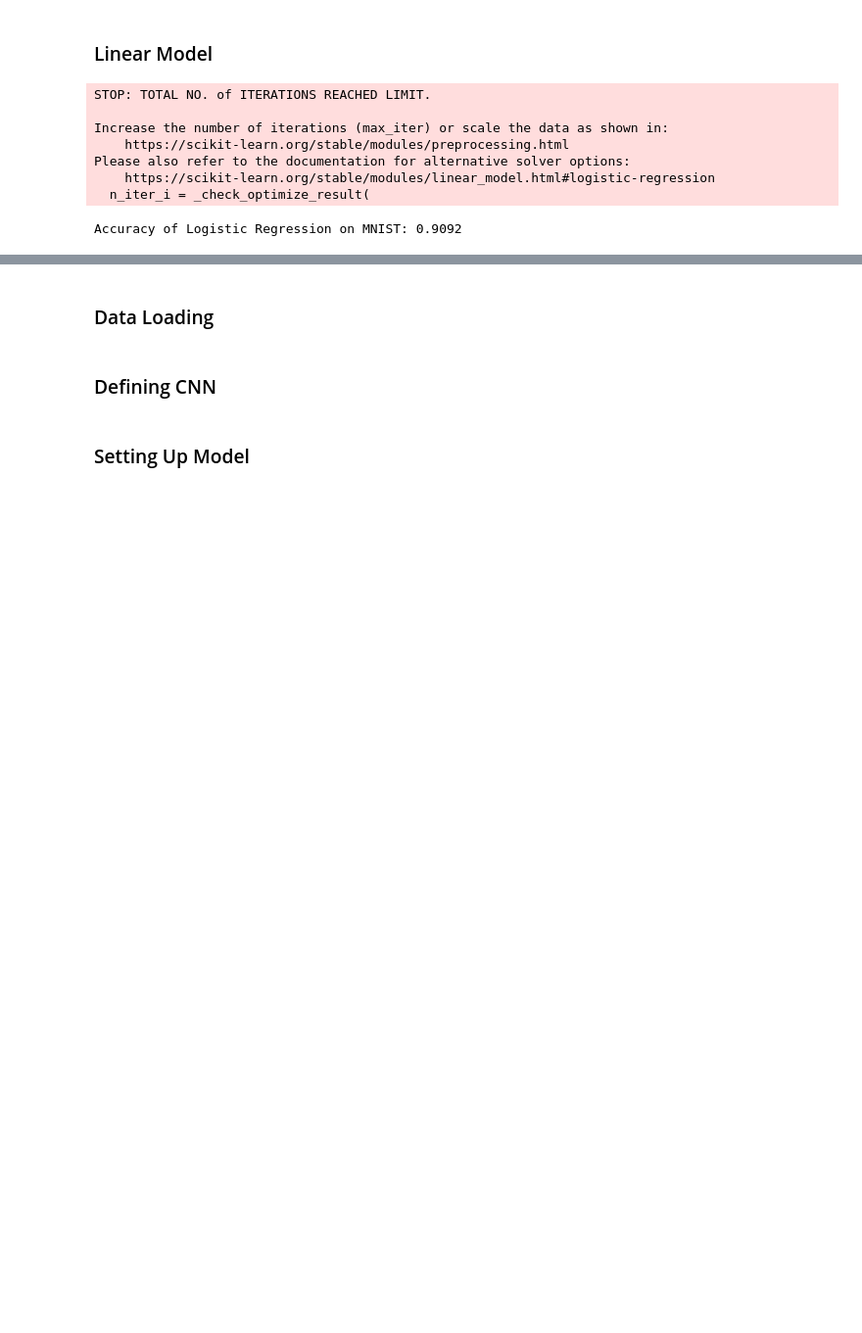
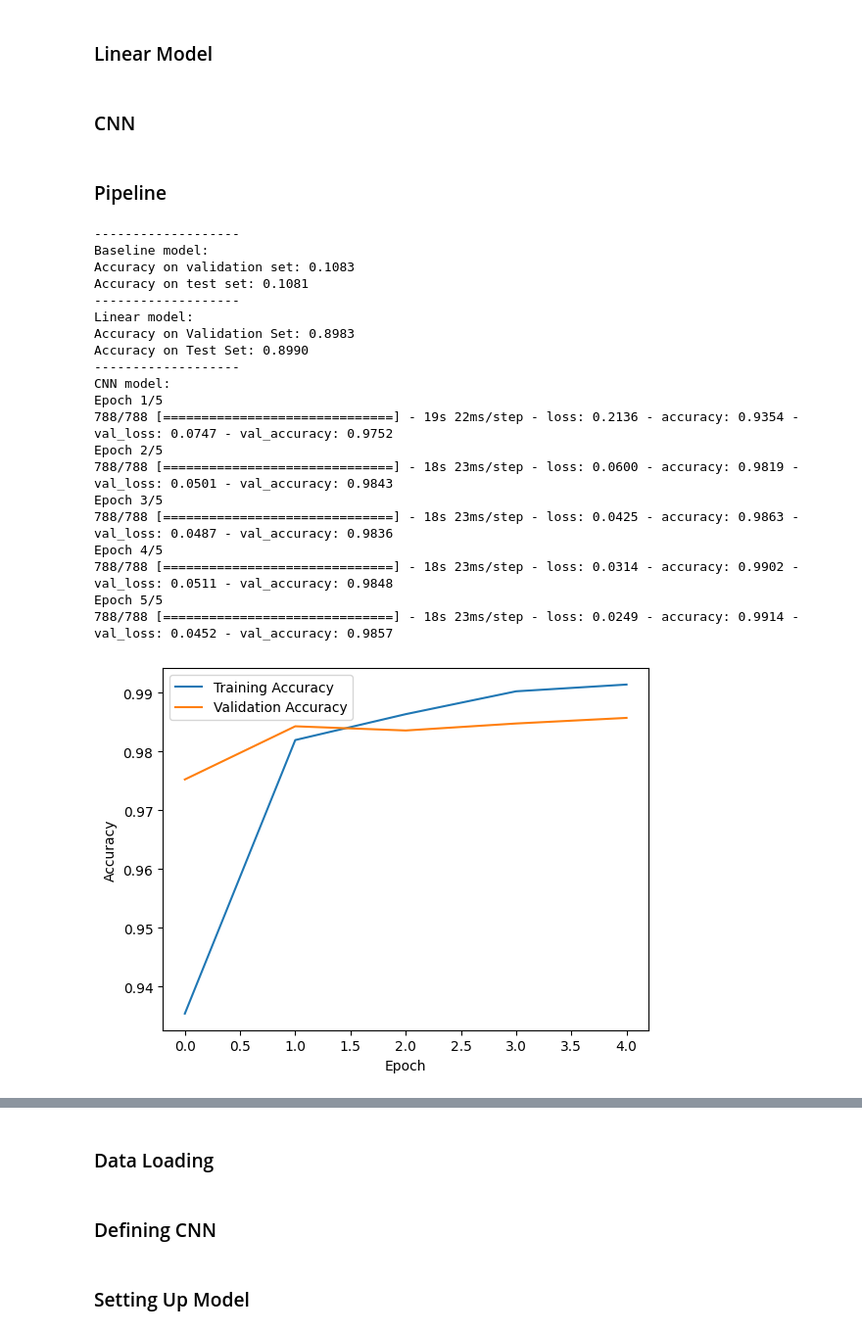
Before and after one commit to radtklau/mnist, a Jupyter notebook: mnist.ipynb, the cells around one changed output, grey strips where cells are left out. Shown at 98% size. Saved outputs shown, nothing was run; the diff lists cells and outputs as text; code cells hidden in the pictures; blank space fills up the shorter version.

Commit message:
created pipeline in mnist.ipynb

```diff
--- a/mnist.ipynb
+++ b/mnist.ipynb
@@ -98,19 +137,25 @@ Accuracy of DummyClassifier: 0.11
 # %% [markdown]
 ### Linear Model
-# %%
-from sklearn.linear_model import LogisticRegression
-
-logistic_regression = LogisticRegression(max_iter=100)
-logistic_regression.fit(X_train, y_train)
-y_pred = logistic_regression.predict(X_test)
-accuracy = accuracy_score(y_test, y_pred)
-print(f"Accuracy of Logistic Regression on MNIST: {accuracy:.4f}")
-# %% [output]
-STOP: TOTAL NO. of ITERATIONS REACHED LIMIT.
-
-Increase the number of iterations (max_iter) or scale the data as shown in:
-    https://scikit-learn.org/stable/modules/preprocessing.html
-Please also refer to the documentation for alternative solver options:
-    https://scikit-learn.org/stable/modules/linear_model.html#logistic-regression
-  n_iter_i = _check_optimize_result(
-Accuracy of Logistic Regression on MNIST: 0.9092
+# %%
+def linear_model(X_train, X_test, X_validation, y_train, y_test, y_validation):
+    num_samples, num_channels, height, width = X_train.shape
+    X_train_flattened = X_train.reshape((num_samples, num_channels * height * width))
+    num_samples_test, _, _, _ = X_test.shape
+    X_test_flattened = X_test.reshape((num_samples_test, num_channels * height * width))
+    X_validation_flattened = X_validation.reshape((X_validation.shape[0], num_channels * height * width))
+
+
+    logistic_regression = LogisticRegression(max_iter=1000, C=1)
+    logistic_regression.fit(X_train_flattened, y_train)
+
+    # Evaluate on the Validation Set
+    y_val_pred = logistic_regression.predict(X_validation_flattened)
+    val_accuracy = accuracy_score(y_validation, y_val_pred)
+    print(f"Accuracy on validation set: {val_accuracy:.4f}")
+
+    # Evaluate on the Test Set
+    y_test_pred = logistic_regression.predict(X_test_flattened)
+    test_accuracy = accuracy_score(y_test, y_test_pred)
+    print(f"Accuracy on test set: {test_accuracy:.4f}")
+# %% [markdown]
+### CNN
@@ -116,0 +195,39 @@ Accuracy of Logistic Regression on MNIST: 0.9092
+# %% [markdown]
+### Pipeline
+# %%
+def pipeline(features, labels):
+    X_train, X_test, X_validation, y_train, y_test, y_validation = preprocessing(features, labels)
+    print("-------------------")
+    print("Baseline model:")
+    baseline_model(X_train, X_test, X_validation, y_train, y_test, y_validation)
+    print("-------------------")
+    print("Linear model:")
+    linear_model(X_train, X_test, X_validation, y_train, y_test, y_validation)
+    print("-------------------")
+    print("CNN model:")
+    cnn(X_train, X_test, X_validation, y_train, y_test, y_validation)
+    print("-------------------")
+# %%
+pipeline(features, labels)
+# %% [output]
+-------------------
+Baseline model:
+Accuracy on validation set: 0.1083
+Accuracy on test set: 0.1081
+-------------------
+Linear model:
+Accuracy on Validation Set: 0.8983
+Accuracy on Test Set: 0.8990
+-------------------
+CNN model:
+Epoch 1/5
+788/788 [==============================] - 19s 22ms/step - loss: 0.2136 - accuracy: 0.9354 - val_loss: 0.0747 - val_accuracy: 0.9752
+Epoch 2/5
+788/788 [==============================] - 18s 23ms/step - loss: 0.0600 - accuracy: 0.9819 - val_loss: 0.0501 - val_accuracy: 0.9843
+Epoch 3/5
+788/788 [==============================] - 18s 23ms/step - loss: 0.0425 - accuracy: 0.9863 - val_loss: 0.0487 - val_accuracy: 0.9836
+Epoch 4/5
+788/788 [==============================] - 18s 23ms/step - loss: 0.0314 - accuracy: 0.9902 - val_loss: 0.0511 - val_accuracy: 0.9848
+Epoch 5/5
+788/788 [==============================] - 18s 23ms/step - loss: 0.0249 - accuracy: 0.9914 - val_loss: 0.0452 - val_accuracy: 0.9857
+[figure, added]
```
Also changed, not shown: parts of 13 cells of this notebook, 1 other file.
